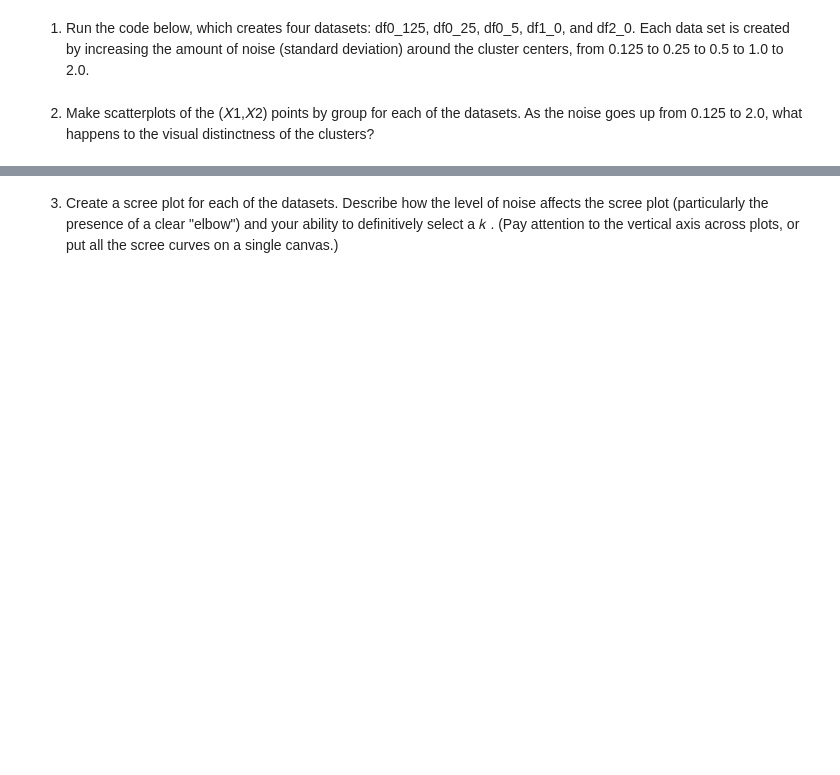
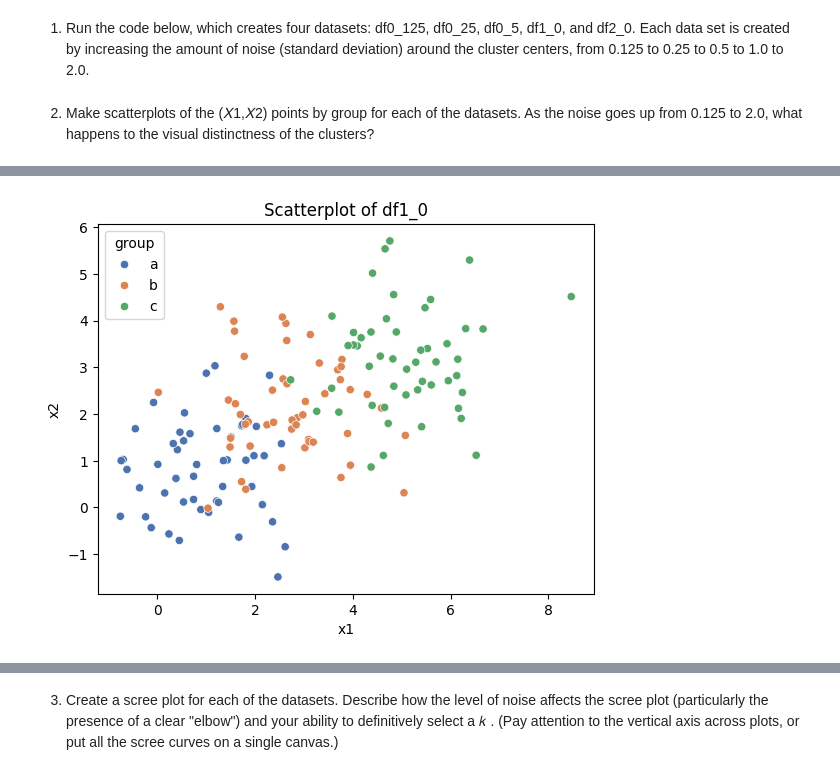
Before and after one commit to simoneminorr/clustering_assignment, a Jupyter notebook: assignment_clustering.ipynb, the cells around one changed output, grey strips where cells are left out. Cells and saved outputs as stored; diff of their text form; code cells hidden in the pictures; blank space fills up the shorter version.

```diff
--- a/assignment_clustering.ipynb
+++ b/assignment_clustering.ipynb
@@ -75,0 +96,6 @@ df2_0 = createData(2.0)
+# %%
+df1plot = sns.scatterplot(data=df1_0, x='x1', y='x2', hue='group', palette='deep')
+plt.title('Scatterplot of df1_0')
+plt.show()
+# %% [output]
+[figure, added]
```
Also changed, not shown: parts of 14 cells of this notebook.
